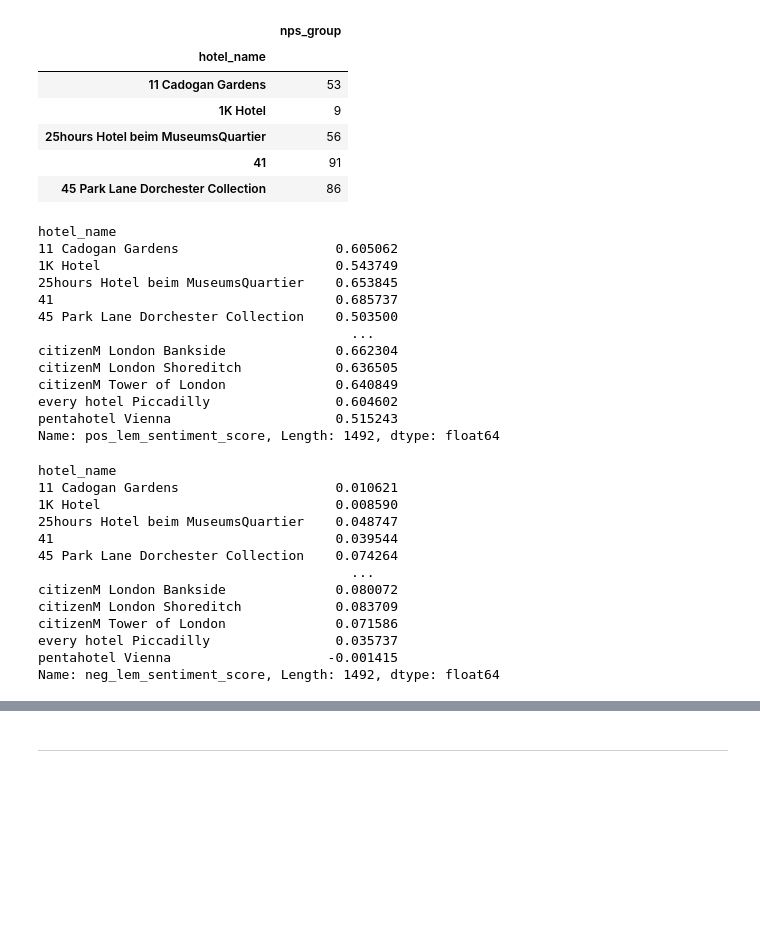
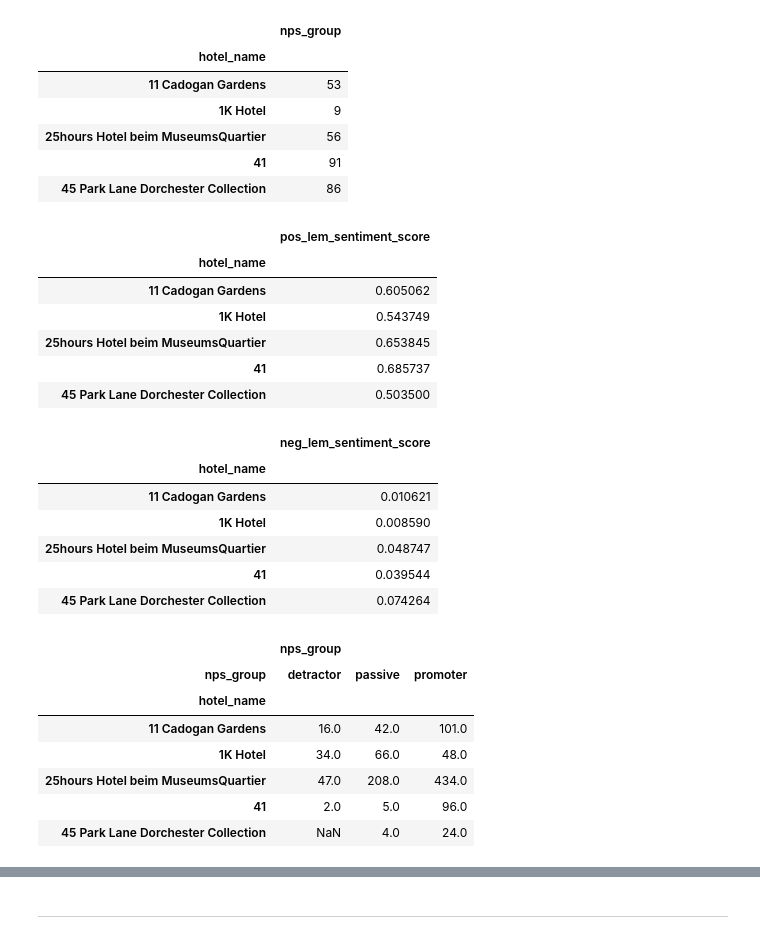
Before and after one commit to InPersonAnalysis/customer_review_capston, a Jupyter notebook: final_notebook.ipynb, the cells around one changed output, grey strips where cells are left out. Saved outputs shown, nothing was run; the diff lists cells and outputs as text; code cells hidden in the pictures; blank space fills up the shorter version.

```diff
--- a/final_notebook.ipynb
+++ b/final_notebook.ipynb
@@ -287,35 +287,37 @@ hotel_df.head()
 | 45 Park Lane Dorchester Collection | 86 |
 # %%
 #Avg sentiment score of positive feedback by hotel
-df.groupby(df.hotel_name).pos_lem_sentiment_score.mean()
+pos_sent = pd.DataFrame(df.groupby(df.hotel_name).pos_lem_sentiment_score.mean())
+pos_sent.head()
 # %% [output]
-hotel_name
-11 Cadogan Gardens                    0.605062
-1K Hotel                              0.543749
-25hours Hotel beim MuseumsQuartier    0.653845
-41                                    0.685737
-45 Park Lane Dorchester Collection    0.503500
-                                        ...
-citizenM London Bankside              0.662304
-citizenM London Shoreditch            0.636505
-citizenM Tower of London              0.640849
-every hotel Piccadilly                0.604602
-pentahotel Vienna                     0.515243
-Name: pos_lem_sentiment_score, Length: 1492, dtype: float64
+|  | pos_lem_sentiment_score |
+| hotel_name |  |
+| 11 Cadogan Gardens | 0.605062 |
+| 1K Hotel | 0.543749 |
+| 25hours Hotel beim MuseumsQuartier | 0.653845 |
+| 41 | 0.685737 |
+| 45 Park Lane Dorchester Collection | 0.503500 |
 # %%
 #avg sentiment score for negative feedback by hotel
-df.groupby(df.hotel_name).neg_lem_sentiment_score.mean()
+neg_sent = pd.DataFrame(df.groupby(df.hotel_name).neg_lem_sentiment_score.mean())
+neg_sent.head()
 # %% [output]
-hotel_name
-11 Cadogan Gardens                    0.010621
-1K Hotel                              0.008590
-25hours Hotel beim MuseumsQuartier    0.048747
-41                                    0.039544
-45 Park Lane Dorchester Collection    0.074264
-                                        ...
-citizenM London Bankside              0.080072
-citizenM London Shoreditch            0.083709
-citizenM Tower of London              0.071586
-every hotel Piccadilly                0.035737
-pentahotel Vienna                    -0.001415
-Name: neg_lem_sentiment_score, Length: 1492, dtype: float64
+|  | neg_lem_sentiment_score |
+| hotel_name |  |
+| 11 Cadogan Gardens | 0.010621 |
+| 1K Hotel | 0.008590 |
+| 25hours Hotel beim MuseumsQuartier | 0.048747 |
+| 41 | 0.039544 |
+| 45 Park Lane Dorchester Collection | 0.074264 |
+# %%
+nps_type = pd.DataFrame(df.groupby(df.hotel_name).nps_group.value_counts()).unstack()
+nps_type.head()
+# %% [output]
+|  | nps_group |  |  |
+| nps_group | detractor | passive | promoter |
+| hotel_name |  |  |  |
+| 11 Cadogan Gardens | 16.0 | 42.0 | 101.0 |
+| 1K Hotel | 34.0 | 66.0 | 48.0 |
+| 25hours Hotel beim MuseumsQuartier | 47.0 | 208.0 | 434.0 |
+| 41 | 2.0 | 5.0 | 96.0 |
+| 45 Park Lane Dorchester Collection | NaN | 4.0 | 24.0 |
```
Also changed, not shown: parts of 1 cell of this notebook.
